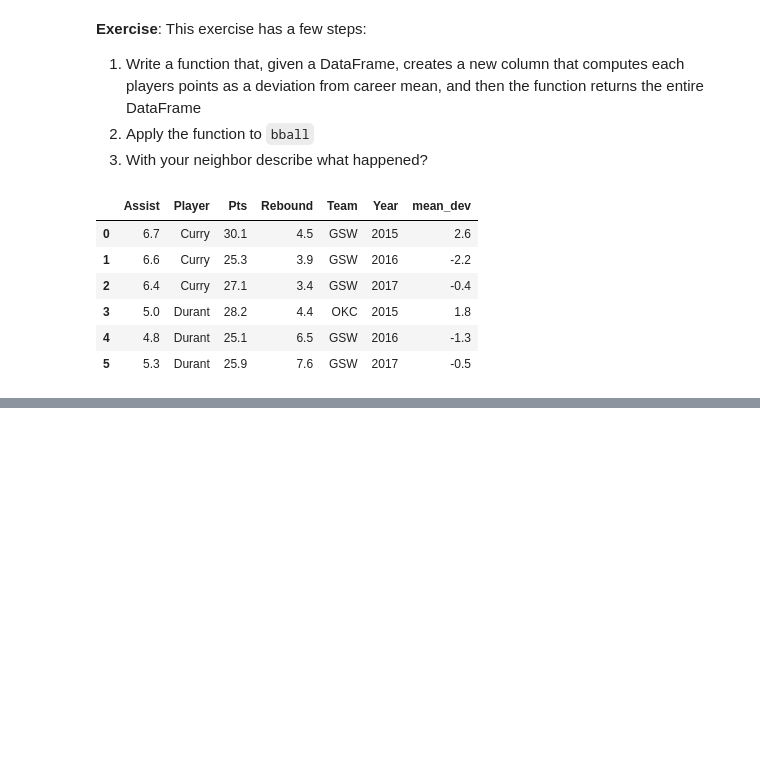
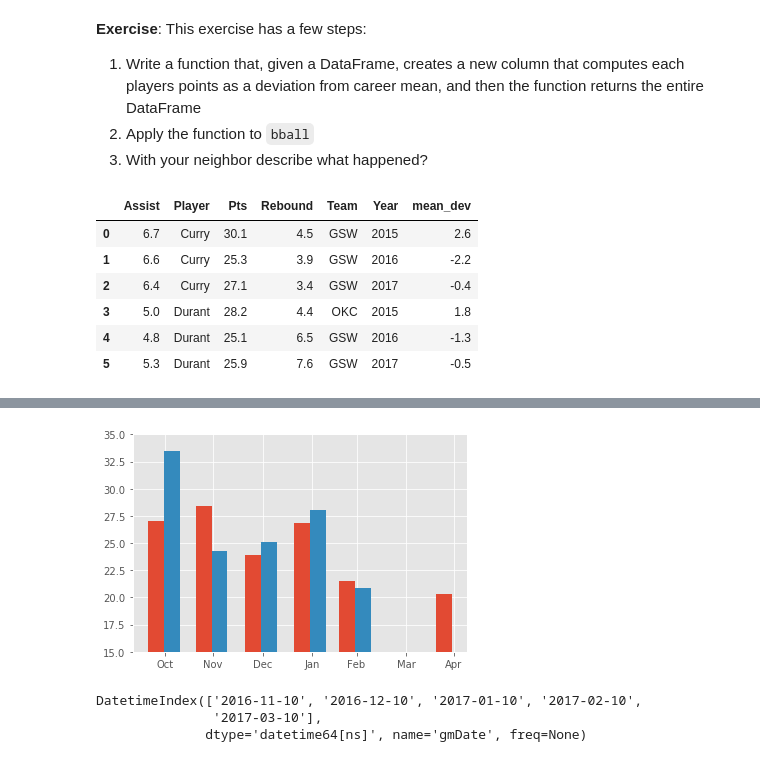
Before and after one commit to mwaugh0328/data_bootcamp_spring_2018, a Jupyter notebook: week10/groupby.ipynb, the cells around one changed output, grey strips where cells are left out. Drawn from its saved outputs; the diff is of its cells as text; code cells hidden in the pictures; blank space fills up the shorter version.

```diff
--- a/week10/groupby.ipynb
+++ b/week10/groupby.ipynb
@@ -221,0 +304,24 @@ durant_game.groupby(pd.Grouper(key="gmDate", freq="W")).count()
+# %%
+df = durant_game.groupby(["teamLoc", pd.Grouper(key="gmDate", freq="M")]).mean()
+
+width = 10
+
+fix, ax = plt.subplots()
+
+ax.bar(df.loc["Home"].index - datetime.timedelta(5), df.loc["Home"].playPTS, width)
+
+ax.bar(df.loc["Away"].index + datetime.timedelta(5), df.loc["Away"].playPTS, width)
+
+ax.set_xticklabels(months)
+
+ax.set_ylim(15,35)
+
+plt.show()
+# %% [output]
+[figure, added]
+# %%
+df.loc["Away"].index + datetime.timedelta(10)
+# %% [output]
+DatetimeIndex(['2016-11-10', '2016-12-10', '2017-01-10', '2017-02-10',
+               '2017-03-10'],
+              dtype='datetime64[ns]', name='gmDate', freq=None)
```
Also changed, not shown: parts of 22 cells of this notebook, 1 other file.
